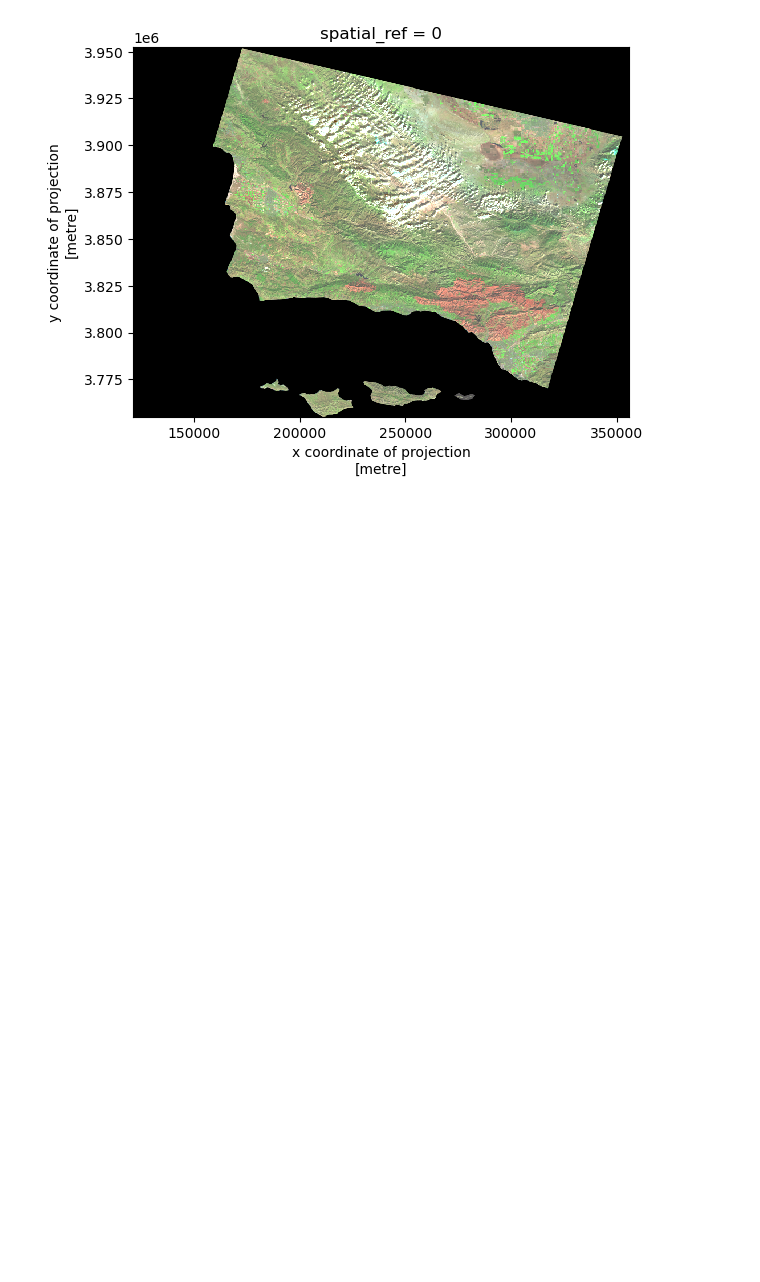
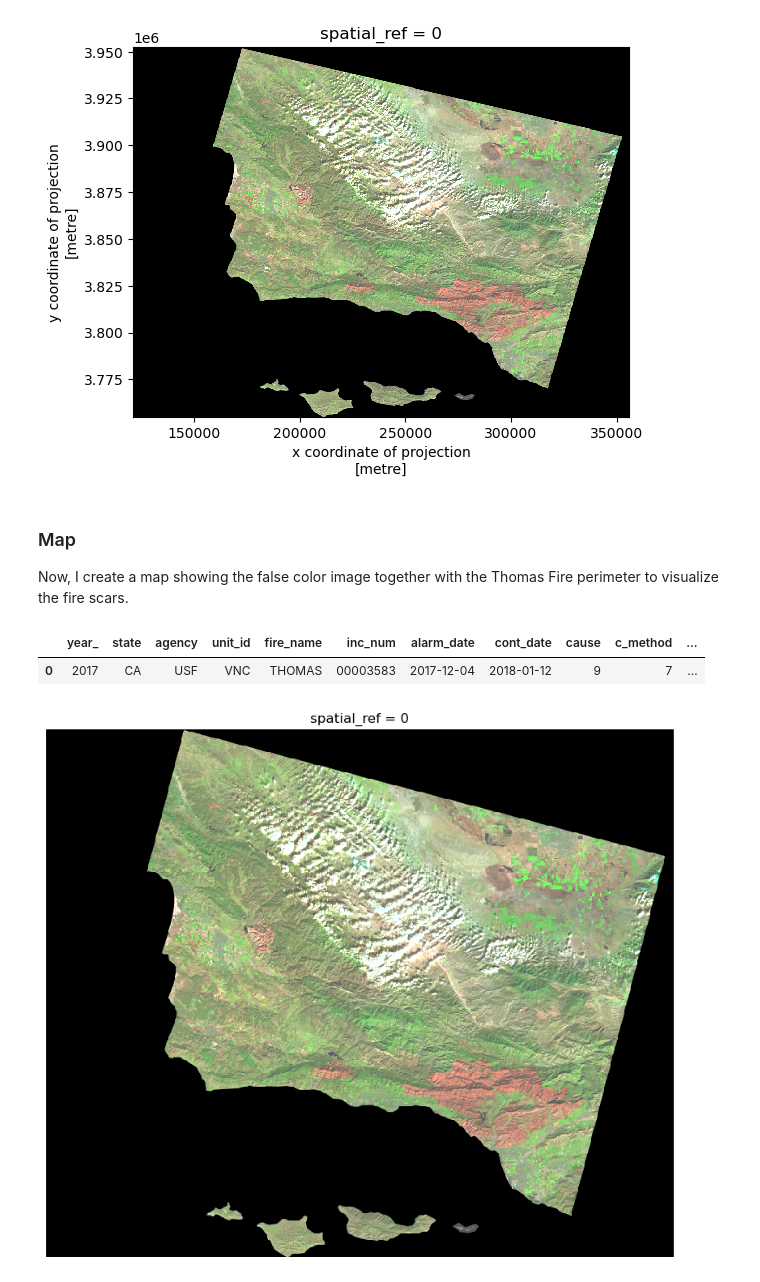
Before and after one commit to marinakochuten/eds220-hwk4, a Jupyter notebook: hwk4-task2-false-color-kochuten.ipynb, the cells around one changed output. Saved outputs shown, nothing was run; the diff lists cells and outputs as text; code cells hidden in the pictures; blank space fills up the shorter version.

Commit message:
Initial plot, need to workshop fire perimeter issue

```diff
--- a/hwk4-task2-false-color-kochuten.ipynb
+++ b/hwk4-task2-false-color-kochuten.ipynb
@@ -53,6 +54,9 @@ fp = os.path.join('/',
 
 # Import Landsat data
 landsat = rioxr.open_rasterio(fp)
+
+# Import Thomas Fire boundary for visualization
+thomas_boundary = gpd.read_file('data/thomas_fire_boundary.geojson')
 # %%
 # Look at the xarray
 landsat
@@ -126,3 +130,38 @@ landsat[['swir22', 'nir08', 'red']].to_array().plot.imshow(robust = True)
 # %% [output]
 <matplotlib.image.AxesImage at 0x...>
 [figure]
+# %% [markdown]
+### Map
+
+Now, I create a map showing the false color image together with the Thomas Fire perimeter to visualize the fire scars.
+# %%
+# First, match Thomas Fire and Landsat CRS. Landsat uses EPSG:32611
+thomas_boundary = thomas_boundary.to_crs('epsg:32611')
+thomas_boundary
+# %% [output]
+|  | year_ | state | agency | unit_id | fire_name | inc_num | alarm_date | cont_date | cause | c_method | ... |
+| 0 | 2017 | CA | USF | VNC | THOMAS | 00003583 | 2017-12-04 | 2018-01-12 | 9 | 7 | ... |
+# %%
+# Initialize plot
+fig, ax = plt.subplots(figsize = (10, 10))  # Update figure size
+
+# Remove axis for cleaner map
+ax.axis('off')
+
+# Title for the plot
+ax.set_title("2017 Thomas Fire (California) Burn Scar using False Color Imagery")
+
+# Plot false color image
+landsat[['swir22', 'nir08', 'red']].to_array().plot.imshow(robust = True, ax=ax, zorder=1)
+
+# Plot Thomas Fire perimeter
+thomas_boundary.plot(ax=ax,
+                    edgecolor = 'purple',
+                    color = 'none',
+                    linewidth = 10,
+                    zorder=2)
+
+# Display the plot
+plt.show()
+# %% [output]
+[figure, added]
```
Also changed, not shown: parts of 1 cell of this notebook.
